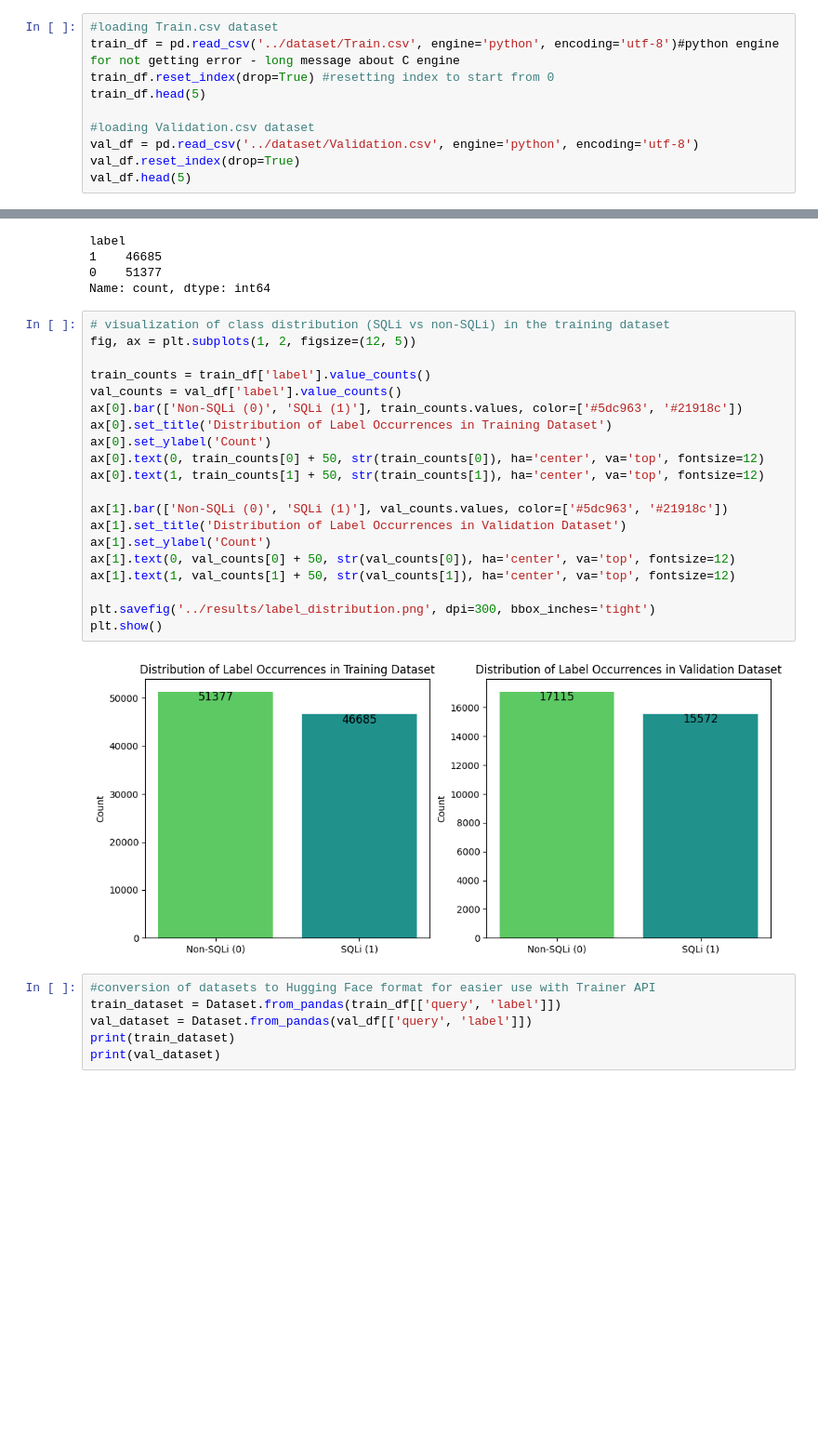
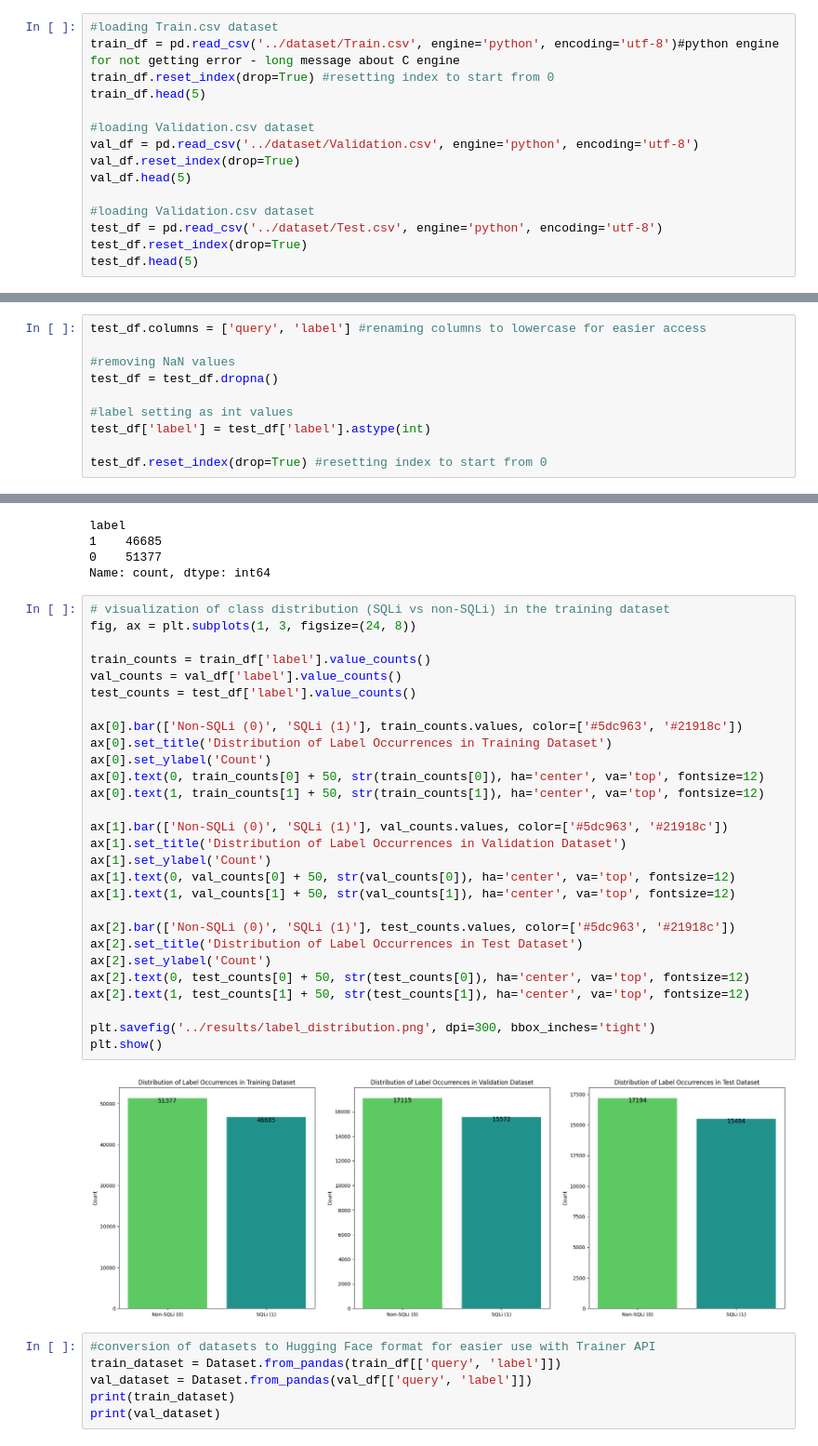
Before and after one commit to viserionnina/bert-sqli-detection, a Jupyter notebook: notebooks/training.ipynb, the cells around one changed output, grey strips where cells are left out. Shown at 93% size. Cells and saved outputs as stored; diff of their text form; blank space fills up the shorter version.

```diff
--- a/notebooks/training.ipynb
+++ b/notebooks/training.ipynb
@@ -27,5 +27,10 @@ train_df.head(5)
 val_df = pd.read_csv('../dataset/Validation.csv', engine='python', encoding='utf-8')
 val_df.reset_index(drop=True)
 val_df.head(5)
+
+#loading Validation.csv dataset
+test_df = pd.read_csv('../dataset/Test.csv', engine='python', encoding='utf-8')
+test_df.reset_index(drop=True)
+test_df.head(5)
 # %% [output]
 |  | Query | Label |
@@ -77,3 +82,13 @@ val_df.reset_index(drop=True) #resetting index to start from 0
 | 32685 | 9185 | 0 |
 | 32686 | ...though for a film that seems t... | 0 |
 32687 rows × 2 columns
+# %%
+test_df.columns = ['query', 'label'] #renaming columns to lowercase for easier access
+
+#removing NaN values
+test_df = test_df.dropna()
+
+#label setting as int values
+test_df['label'] = test_df['label'].astype(int)
+
+test_df.reset_index(drop=True) #resetting index to start from 0
@@ -101,26 +130,34 @@ label
 Name: count, dtype: int64
 # %%
 # visualization of class distribution (SQLi vs non-SQLi) in the training dataset
-fig, ax = plt.subplots(1, 2, figsize=(12, 5))
+fig, ax = plt.subplots(1, 3, figsize=(24, 8))
 
 train_counts = train_df['label'].value_counts()
 val_counts = val_df['label'].value_counts()
+test_counts = test_df['label'].value_counts()
+
 ax[0].bar(['Non-SQLi (0)', 'SQLi (1)'], train_counts.values, color=['#5dc963', '#21918c'])
 ax[0].set_title('Distribution of Label Occurrences in Training Dataset')
 ax[0].set_ylabel('Count')
 ax[0].text(0, train_counts[0] + 50, str(train_counts[0]), ha='center', va='top', fontsize=12)
 ax[0].text(1, train_counts[1] + 50, str(train_counts[1]), ha='center', va='top', fontsize=12)
 
 ax[1].bar(['Non-SQLi (0)', 'SQLi (1)'], val_counts.values, color=['#5dc963', '#21918c'])
 ax[1].set_title('Distribution of Label Occurrences in Validation Dataset')
 ax[1].set_ylabel('Count')
 ax[1].text(0, val_counts[0] + 50, str(val_counts[0]), ha='center', va='top', fontsize=12)
 ax[1].text(1, val_counts[1] + 50, str(val_counts[1]), ha='center', va='top', fontsize=12)
 
+ax[2].bar(['Non-SQLi (0)', 'SQLi (1)'], test_counts.values, color=['#5dc963', '#21918c'])
+ax[2].set_title('Distribution of Label Occurrences in Test Dataset')
+ax[2].set_ylabel('Count')
+ax[2].text(0, test_counts[0] + 50, str(test_counts[0]), ha='center', va='top', fontsize=12)
+ax[2].text(1, test_counts[1] + 50, str(test_counts[1]), ha='center', va='top', fontsize=12)
+
 plt.savefig('../results/label_distribution.png', dpi=300, bbox_inches='tight')
 plt.show()
 # %% [output]
-[figure, old version]
+[figure, new version]
 # %%
 #conversion of datasets to Hugging Face format for easier use with Trainer API
 train_dataset = Dataset.from_pandas(train_df[['query', 'label']])
```
Also changed, not shown: parts of 6 cells of this notebook, 1 other file.
